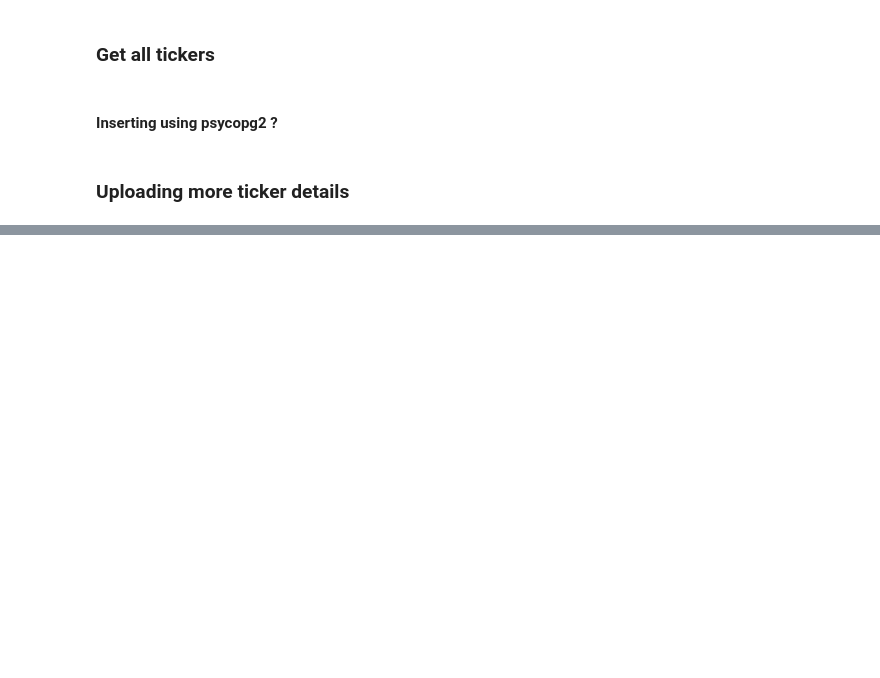
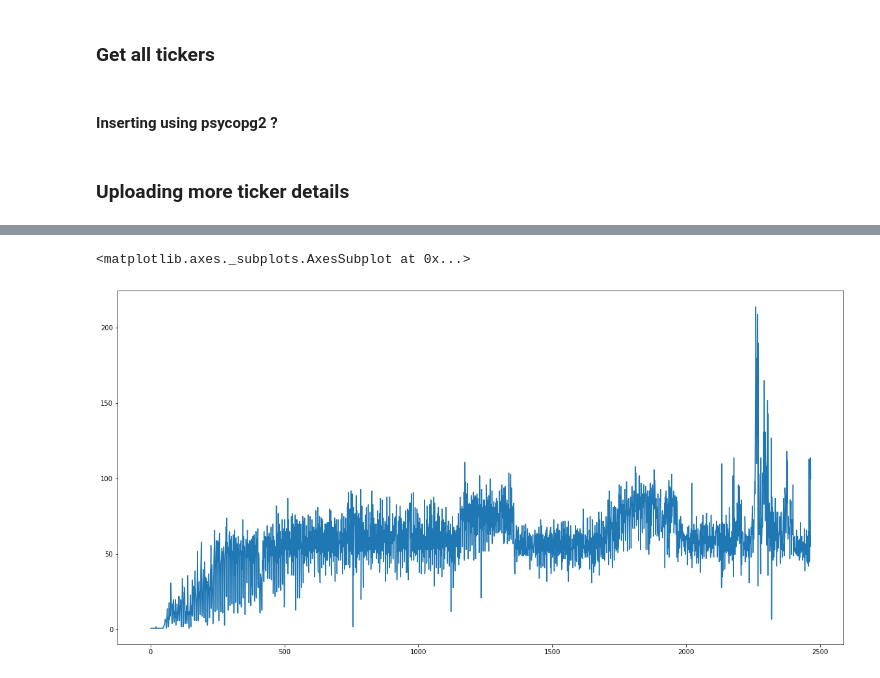
Before and after one commit to tranquilo12/WSB, a Jupyter notebook: notebooks/AnalyseWsbComments.ipynb, the cells around one changed output, grey strips where cells are left out. Saved outputs shown, nothing was run; the diff lists cells and outputs as text; code cells hidden in the pictures; blank space fills up the shorter version.

```diff
--- a/notebooks/AnalyseWsbComments.ipynb
+++ b/notebooks/AnalyseWsbComments.ipynb
@@ -230,3 +173,0 @@ print("-- Done")
-# %%
-with open("all_sub_id_with_comments.json", "w") as f:
-    json.dump(all_sub_id_with_comments, f)
@@ -493,0 +464,23 @@ pd.merge(left=wsb_com_df, right=clean_sents_tickers_df[["submission_id","tickers
+# %%
+left_out_urls = [
+'https://api.pushshift.io/reddit/search/submission/?subreddit=wallstreetbets&before=1520380800&after=1520208000&sort_type=num_comments&sort=desc&limit=1000',
+'https://api.pushshift.io/reddit/search/submission/?subreddit=wallstreetbets&before=1558569600&after=1558396800&sort_type=num_comments&sort=desc&limit=1000',
+'https://api.pushshift.io/reddit/search/submission/?subreddit=wallstreetbets&before=1530662400&after=1530489600&sort_type=num_comments&sort=desc&limit=1000',
+'https://api.pushshift.io/reddit/search/submission/?subreddit=wallstreetbets&before=1570233600&after=1570060800&sort_type=num_comments&sort=desc&limit=1000',
+'https://api.pushshift.io/reddit/search/submission/?subreddit=wallstreetbets&before=1528848000&after=1528675200&sort_type=num_comments&sort=desc&limit=1000',
+'https://api.pushshift.io/reddit/search/submission/?subreddit=wallstreetbets&before=1551916800&after=1551744000&sort_type=num_comments&sort=desc&limit=1000',
+'https://api.pushshift.io/reddit/search/submission/?subreddit=wallstreetbets&before=1545609600&after=1545436800&sort_type=num_comments&sort=desc&limit=1000'
+]
+# %%
+loop = asyncio.get_running_loop()
+all_submission_left_out_results = loop.create_task(extract_submissions_using_urls(urls=left_out_urls))
+# %%
+all_submission_left_out_results_dict_list = all_submission_left_out_results.result()
+# %%
+gather.insert_submissions(submissions=all_submission_left_out_results_dict_list, local=True)
+gather.refresh_submission_status_mat_view(local=True)
+submissions_df = gather.get_submission_status_mat_view()
+submissions_df.submissions_count.plot(figsize=(20, 10))
+# %% [output]
+<matplotlib.axes._subplots.AxesSubplot at 0x...>
+[figure, added]
```
Also changed, not shown: parts of 50 cells of this notebook, 17 other files.
